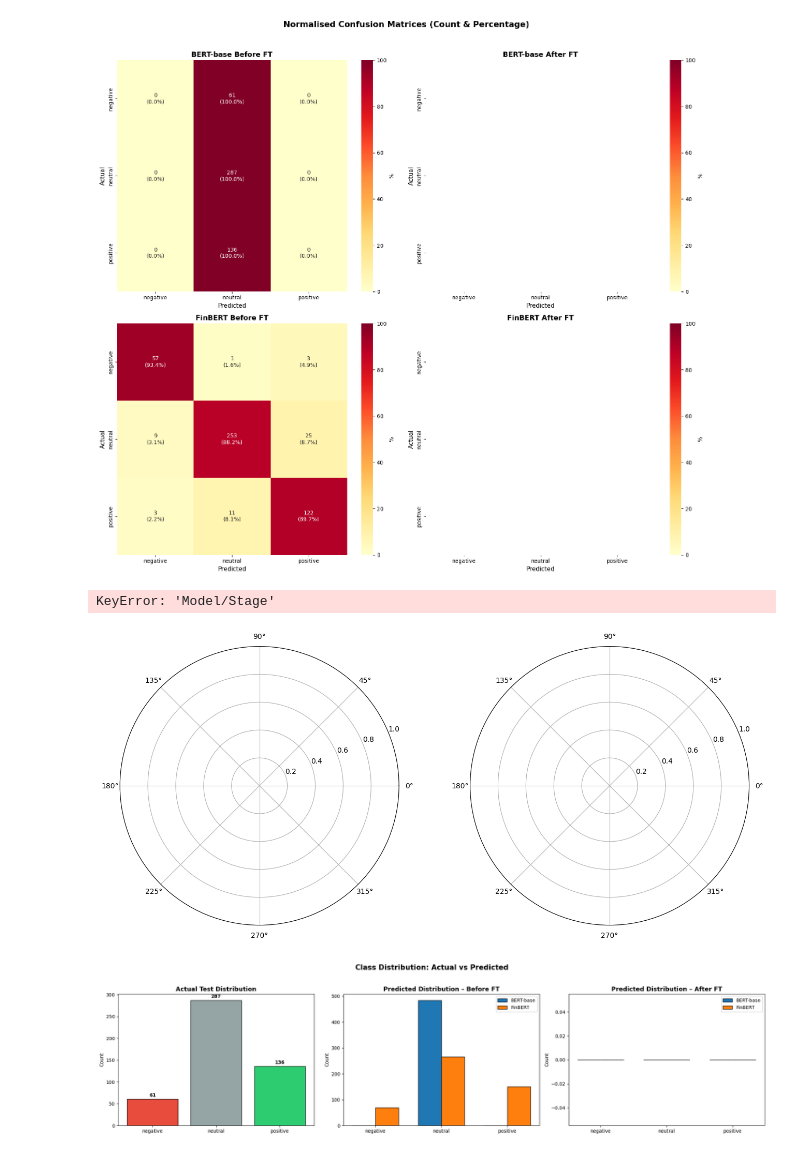
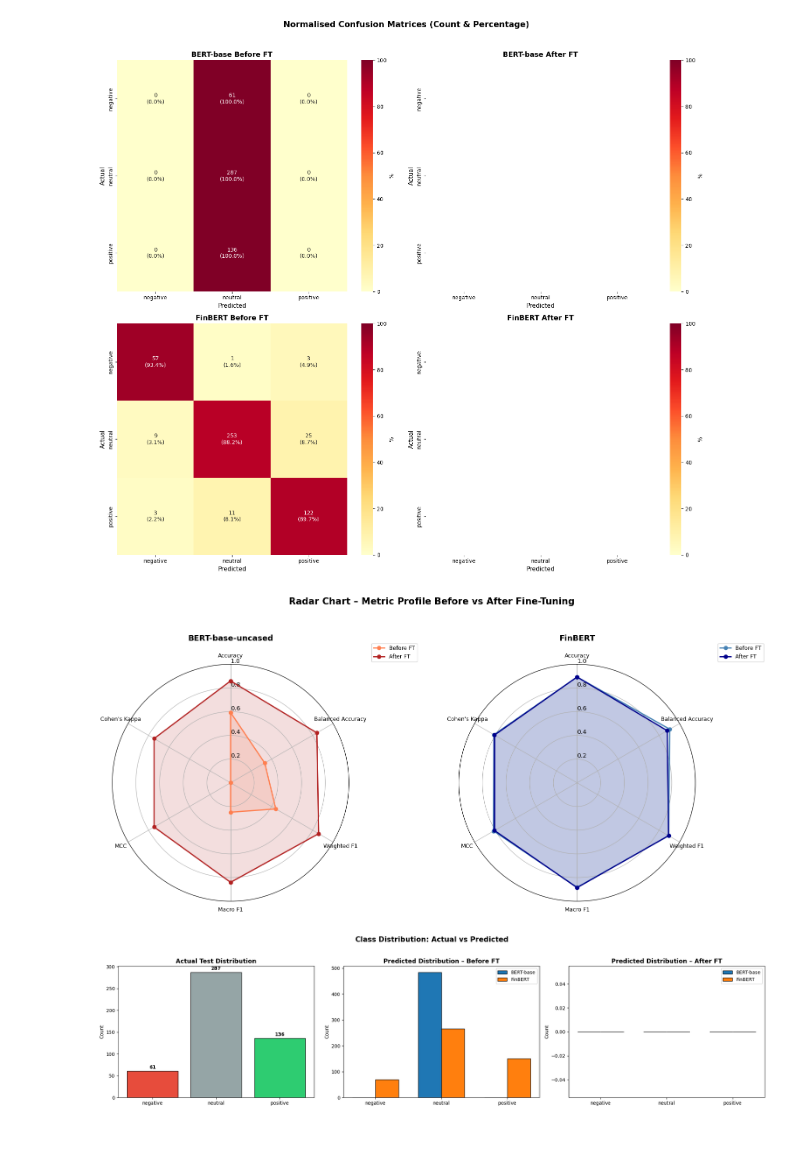
Before and after one commit to mehrdat/assignment_fine_tune, a Jupyter notebook: fine_bert.ipynb, the cells around one changed output. Cells and saved outputs as stored; diff of their text form; code cells hidden in the pictures.

```diff
--- a/fine_bert.ipynb
+++ b/fine_bert.ipynb
@@ -622,6 +622,7 @@ def get_all_metrics(y_true, y_pred, model_name, stage):
     metrics = {
         'Model': model_name,
         'Stage': stage,
+        'Model/Stage': f"{model_name} ({stage.replace('Fine-Tuning', 'FT')})",
         'Accuracy': accuracy_score(y_true, y_pred),
         'Balanced Accuracy': balanced_accuracy_score(y_true, y_pred),
         'Weighted F1': f1_score(y_true, y_pred, average='weighted', zero_division=0),
@@ -985,40 +986,39 @@ def make_radar(ax, title, row_before, row_after, color_before, color_after):
 
     vals_before = [row_before[m] for m in radar_metrics] + [row_before[radar_metrics[0]]]
     vals_after  = [row_after[m]  for m in radar_metrics] + [row_after[radar_metrics[0]]]
 
     ax.set_theta_offset(pi / 2)
     ax.set_theta_direction(-1)
     ax.set_rlabel_position(0)
 
     ax.plot(angles, vals_before, 'o-', linewidth=2, label='Before FT', color=color_before)
     ax.fill(angles, vals_before, alpha=0.15, color=color_before)
     ax.plot(angles, vals_after, 'o-', linewidth=2, label='After FT', color=color_after)
     ax.fill(angles, vals_after, alpha=0.15, color=color_after)
 
     ax.set_xticks(angles[:-1])
     ax.set_xticklabels(radar_metrics, fontsize=9)
     ax.set_ylim(0, 1)
     ax.set_title(title, fontsize=13, fontweight='bold', pad=20)
     ax.legend(loc='upper right', bbox_to_anchor=(1.3, 1.1), fontsize=9)
 
 fig, axes = plt.subplots(1, 2, figsize=(16, 7), subplot_kw=dict(polar=True))
 
-# Get rows from full_comparison_df
-bert_before = full_comparison_df[full_comparison_df['Model/Stage'] == 'BERT-base Before FT'].iloc[0]
-bert_after  = full_comparison_df[full_comparison_df['Model/Stage'] == 'BERT-base After FT'].iloc[0]
-fb_before   = full_comparison_df[full_comparison_df['Model/Stage'] == 'FinBERT Before FT'].iloc[0]
-fb_after    = full_comparison_df[full_comparison_df['Model/Stage'] == 'FinBERT After FT'].iloc[0]
+# Correct logical indexing for radar charts
+bert_before = full_comparison_df[(full_comparison_df['Model'] == 'BERT-base-uncased') & (full_comparison_df['Stage'] == 'Before Fine-Tuning')].iloc[0]
+bert_after  = full_comparison_df[(full_comparison_df['Model'] == 'BERT-base-uncased') & (full_comparison_df['Stage'] == 'After Fine-Tuning')].iloc[0]
+fb_before   = full_comparison_df[(full_comparison_df['Model'] == 'FinBERT') & (full_comparison_df['Stage'] == 'Before Fine-Tuning')].iloc[0]
+fb_after    = full_comparison_df[(full_comparison_df['Model'] == 'FinBERT') & (full_comparison_df['Stage'] == 'After Fine-Tuning')].iloc[0]
 
 make_radar(axes[0], 'BERT-base-uncased', bert_before, bert_after, 'coral', 'firebrick')
 make_radar(axes[1], 'FinBERT',           fb_before,   fb_after,   'steelblue', 'darkblue')
 
 plt.suptitle('Radar Chart – Metric Profile Before vs After Fine-Tuning',
              fontsize=15, fontweight='bold', y=1.05)
 plt.tight_layout()
 plt.show()
 # %% [output]
-KeyError: 'Model/Stage'
-[figure, old version]
+[figure, new version]
 # %%
 # ============================================================
 # PLOT 9: Class Distribution in Test Set + Prediction Distribution
```
